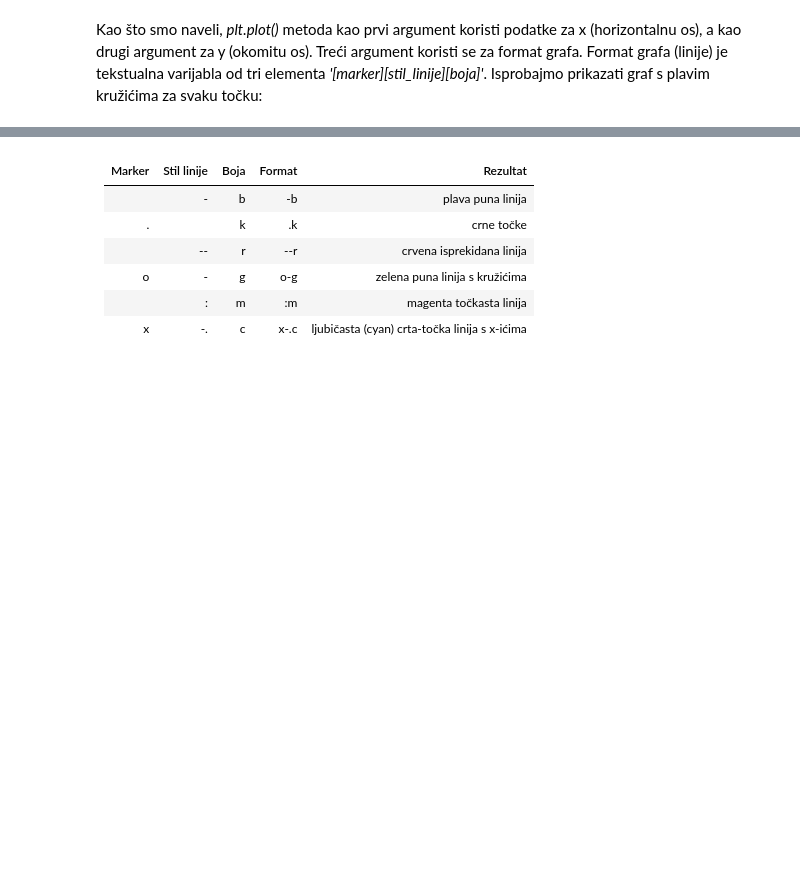
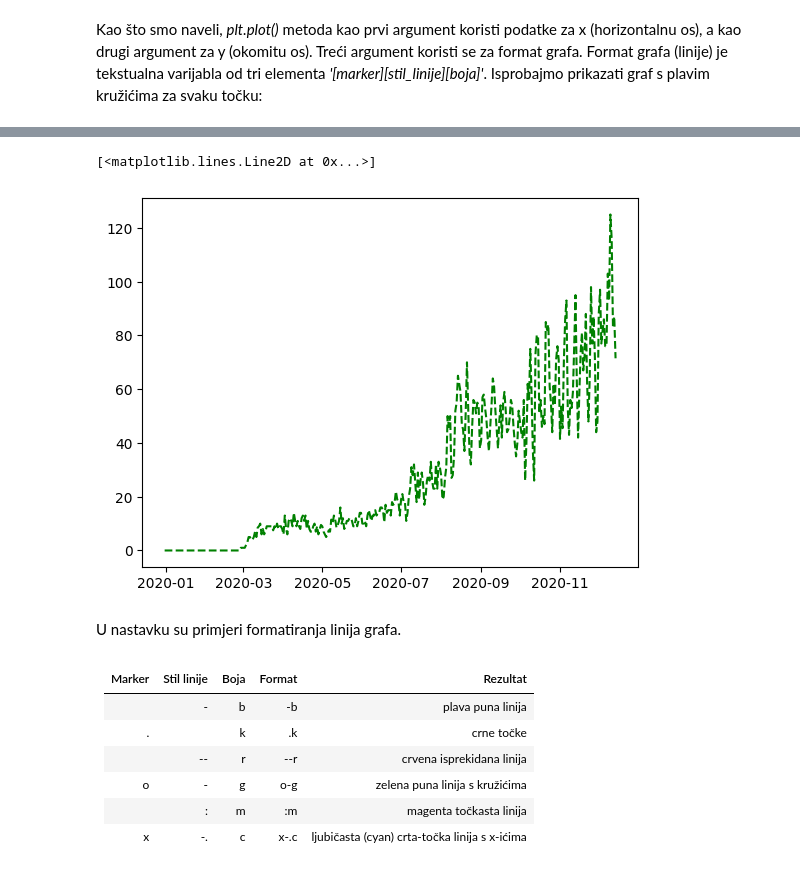
Before and after one commit to py-dev-algebra/py-jupyter-nb, a Jupyter notebook: 03 - Matplotlib/Matplotlib vizualizacija podataka.ipynb, the cells around one changed output, grey strips where cells are left out. Saved outputs shown, nothing was run; the diff lists cells and outputs as text; code cells hidden in the pictures; blank space fills up the shorter version.

```diff
--- a/03 - Matplotlib/Matplotlib vizualizacija podataka.ipynb
+++ b/03 - Matplotlib/Matplotlib vizualizacija podataka.ipynb
@@ -88,3 +98,10 @@ U nastavku su primjeri formatiranja linija grafa.
+# %%
+plt.plot(cases_plot.dateRep, cases_plot.cases, '--g')
+# %% [output]
+[<matplotlib.lines.Line2D at 0x...>]
+[figure, added]
+# %% [markdown]
+U nastavku su primjeri formatiranja linija grafa.
 # %% [markdown]
 |Marker|Stil linije|Boja|Format|Rezultat|
 |------|-----------|----|------|--------|
```
Also changed, not shown: parts of 4 cells of this notebook.
